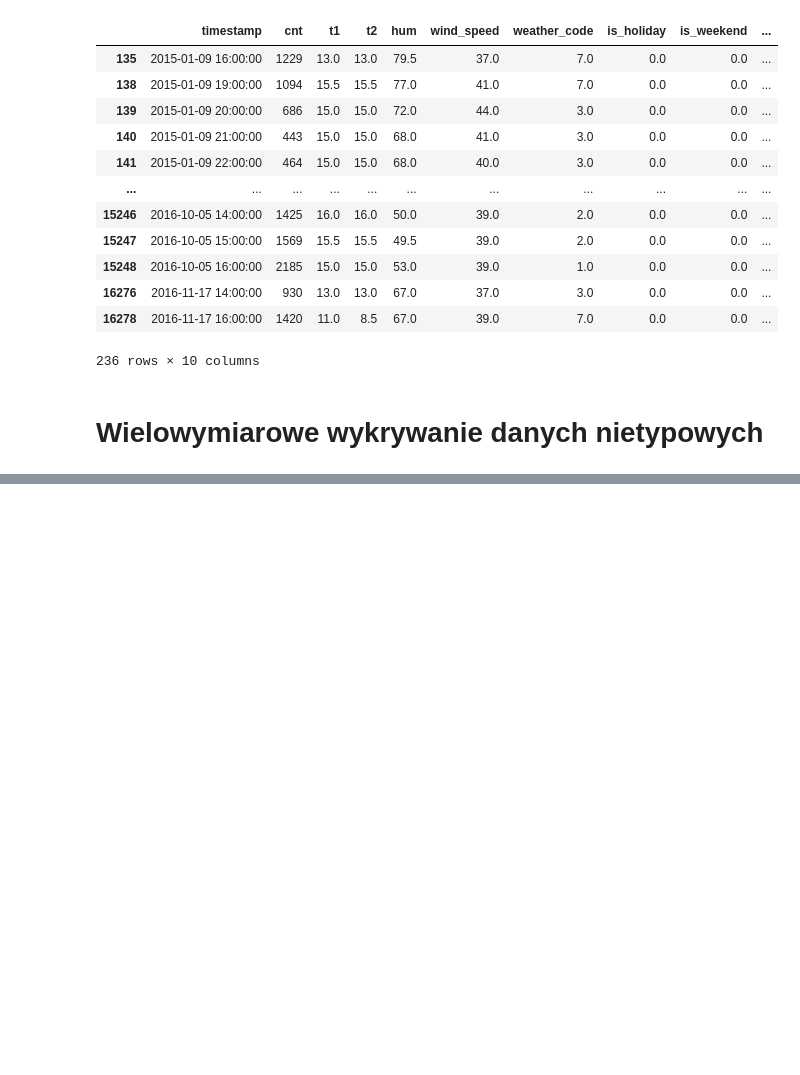
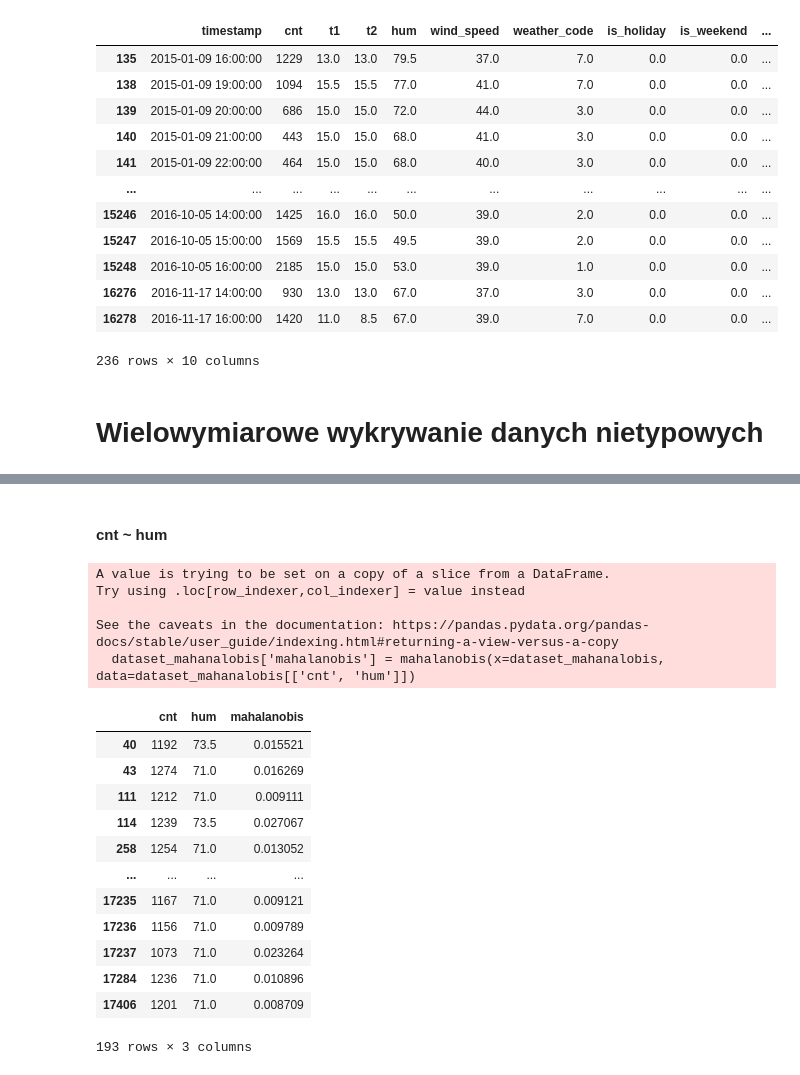
Before and after one commit to hubert-mazur/bike_sharing_data_exploration, a Jupyter notebook: project.ipynb, the cells around one changed output, grey strips where cells are left out. Saved outputs shown, nothing was run; the diff lists cells and outputs as text; code cells hidden in the pictures; blank space fills up the shorter version.

```diff
--- a/project.ipynb
+++ b/project.ipynb
@@ -436,0 +463,30 @@ mahalanobis_cnt_temp = scipy.spatial.distance.mahalanobis(
+# %% [markdown]
+#### cnt ~ hum
+# %%
+dataset_mahanalobis = dataset[['cnt', 'hum']]
+
+#create new column in dataframe that contains Mahalanobis distance for each row
+dataset_mahanalobis['mahalanobis'] = mahalanobis(x=dataset_mahanalobis, data=dataset_mahanalobis[['cnt', 'hum']])
+
+cutoff = scipy.stats.chi2.ppf(0.95, dataset_mahanalobis['mahalanobis'])
+
+dataset_mahanalobis[dataset_mahanalobis['mahalanobis'] > cutoff]
+# %% [output]
+A value is trying to be set on a copy of a slice from a DataFrame.
+Try using .loc[row_indexer,col_indexer] = value instead
+
+See the caveats in the documentation: https://pandas.pydata.org/pandas-docs/stable/user_guide/indexing.html#returning-a-view-versus-a-copy
+  dataset_mahanalobis['mahalanobis'] = mahalanobis(x=dataset_mahanalobis, data=dataset_mahanalobis[['cnt', 'hum']])
+|  | cnt | hum | mahalanobis |
+| 40 | 1192 | 73.5 | 0.015521 |
+| 43 | 1274 | 71.0 | 0.016269 |
+| 111 | 1212 | 71.0 | 0.009111 |
+| 114 | 1239 | 73.5 | 0.027067 |
+| 258 | 1254 | 71.0 | 0.013052 |
+| ... | ... | ... | ... |
+| 17235 | 1167 | 71.0 | 0.009121 |
+| 17236 | 1156 | 71.0 | 0.009789 |
+| 17237 | 1073 | 71.0 | 0.023264 |
+| 17284 | 1236 | 71.0 | 0.010896 |
+| 17406 | 1201 | 71.0 | 0.008709 |
+193 rows × 3 columns
```
Also changed, not shown: parts of 8 cells of this notebook.
